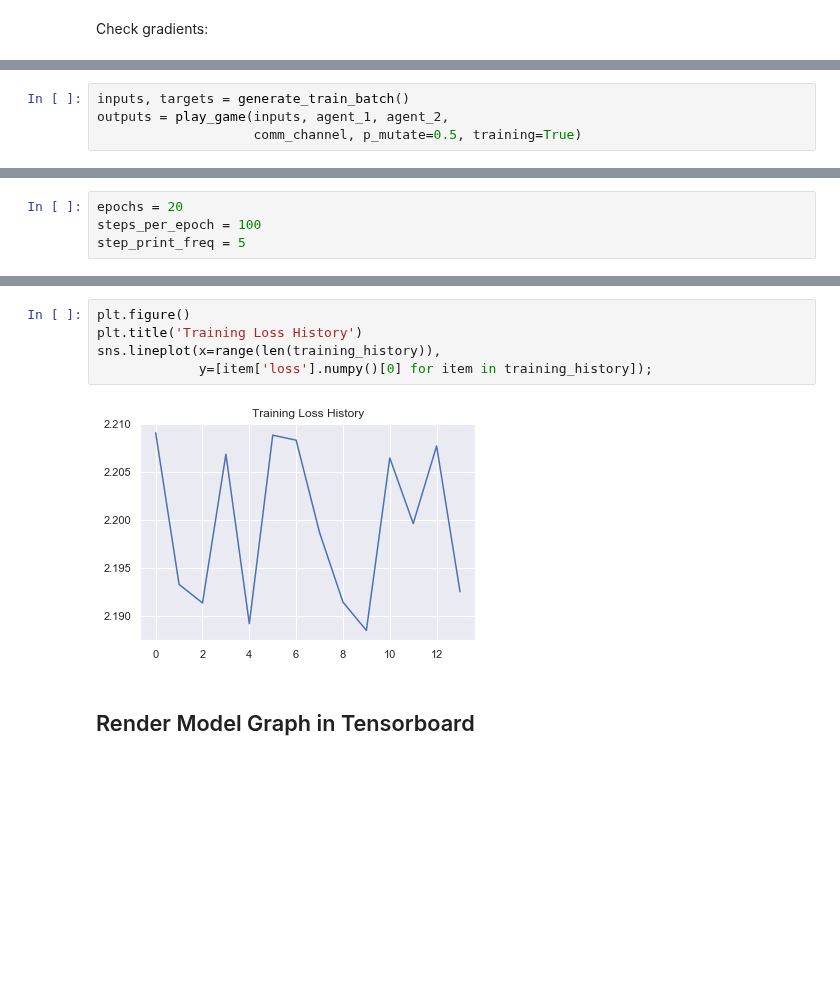
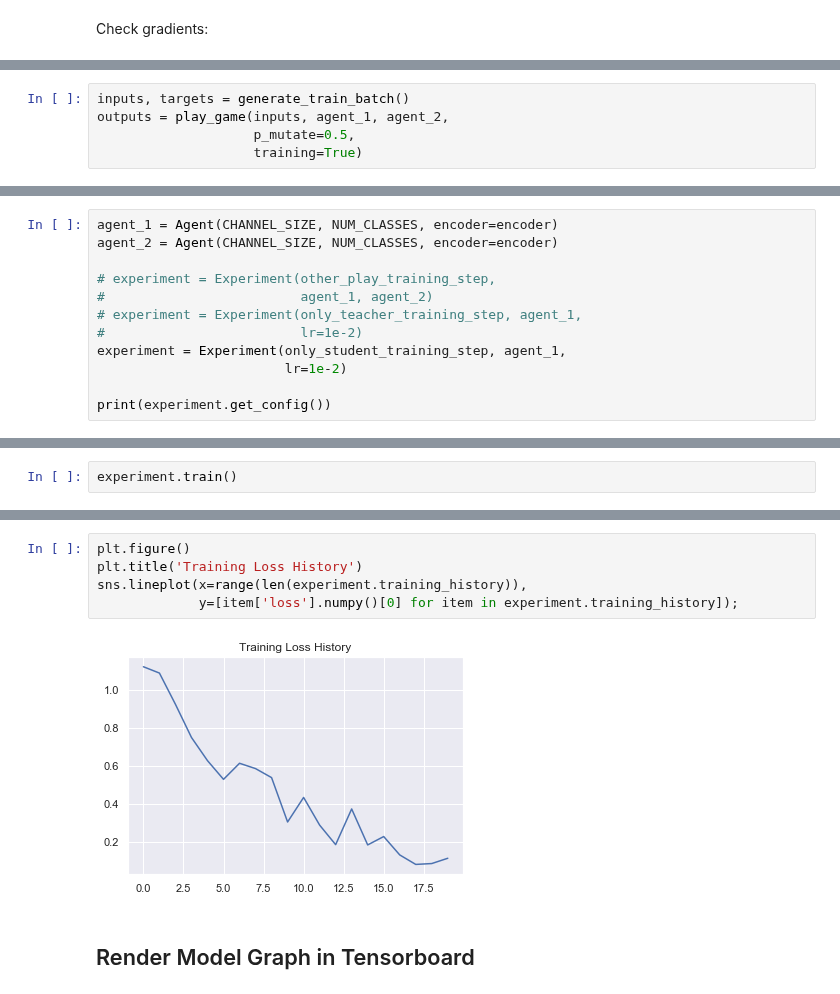
Before and after one commit to DylanCope/zero-shot-comm, a Jupyter notebook: zero-shot-comm.ipynb, the cells around one changed output, grey strips where cells are left out. Drawn from its saved outputs; the diff is of its cells as text; blank space fills up the shorter version.

Commit message:
refactored code/created zscomm package + created experiment class

```diff
--- a/zero-shot-comm.ipynb
+++ b/zero-shot-comm.ipynb
@@ -868,7 +317,8 @@ def plot_game(inputs, outputs, targets,
 # %%
 inputs, targets = generate_train_batch()
 outputs = play_game(inputs, agent_1, agent_2,
-                    comm_channel, p_mutate=0.5, training=True)
+                    p_mutate=0.5,
+                    training=True)
 # %%
 plot_game(inputs, outputs, targets)
 # %% [output]
@@ -950,4 +404,0 @@ def only_teacher_training_step(agent):
-# %%
-epochs = 20
-steps_per_epoch = 100
-step_print_freq = 5
@@ -1003,0 +486,12 @@ Epoch 2, 55.0% complete, Loss: 2.3618
+# %%
+agent_1 = Agent(CHANNEL_SIZE, NUM_CLASSES, encoder=encoder)
+agent_2 = Agent(CHANNEL_SIZE, NUM_CLASSES, encoder=encoder)
+
+# experiment = Experiment(other_play_training_step,
+#                         agent_1, agent_2)
+# experiment = Experiment(only_teacher_training_step, agent_1,
+#                         lr=1e-2)
+experiment = Experiment(only_student_training_step, agent_1,
+                        lr=1e-2)
+
+print(experiment.get_config())
@@ -1003,0 +500,2 @@ Epoch 2, 55.0% complete, Loss: 2.3618
+# %%
+experiment.train()
@@ -1004,10 +520,10 @@ Epoch 2, 55.0% complete, Loss: 2.3618
 # %%
 plt.figure()
 plt.title('Training Loss History')
-sns.lineplot(x=range(len(training_history)),
-             y=[item['loss'].numpy()[0] for item in training_history]);
+sns.lineplot(x=range(len(experiment.training_history)),
+             y=[item['loss'].numpy()[0] for item in experiment.training_history]);
 # %% [output]
-[figure, old version]
+[figure, new version]
 # %% [markdown]
 ## Render Model Graph in Tensorboard
 # %%
```
Also changed, not shown: parts of 34 cells of this notebook, 7 other files.
